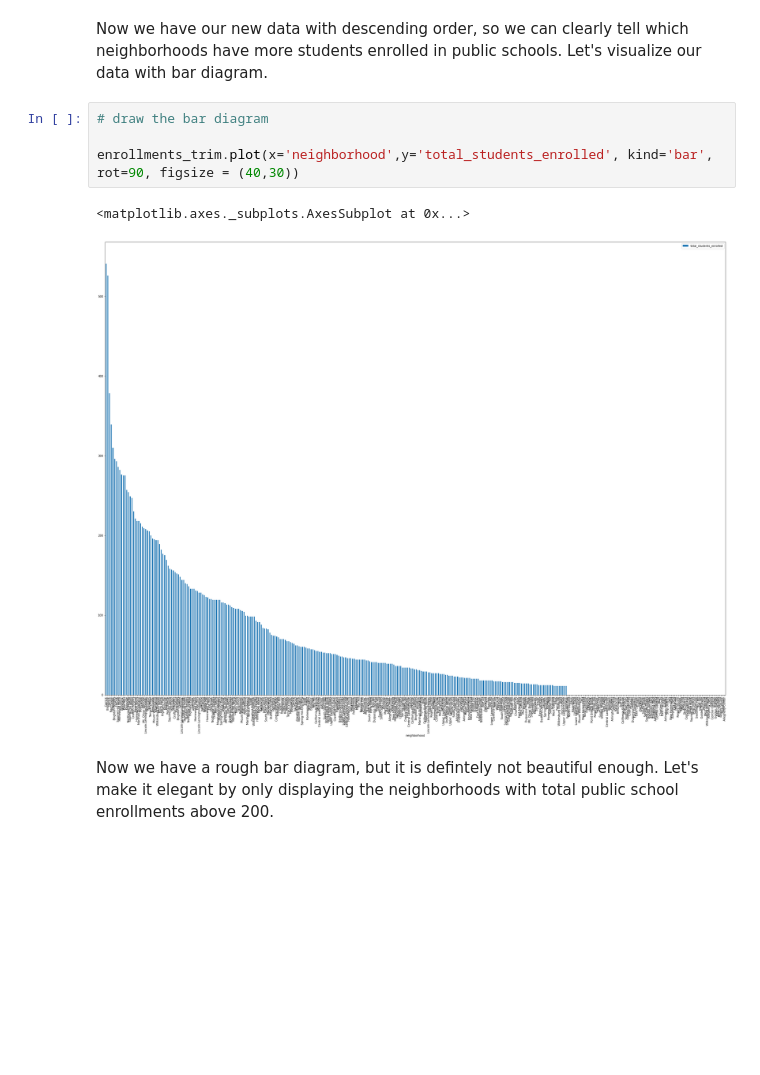
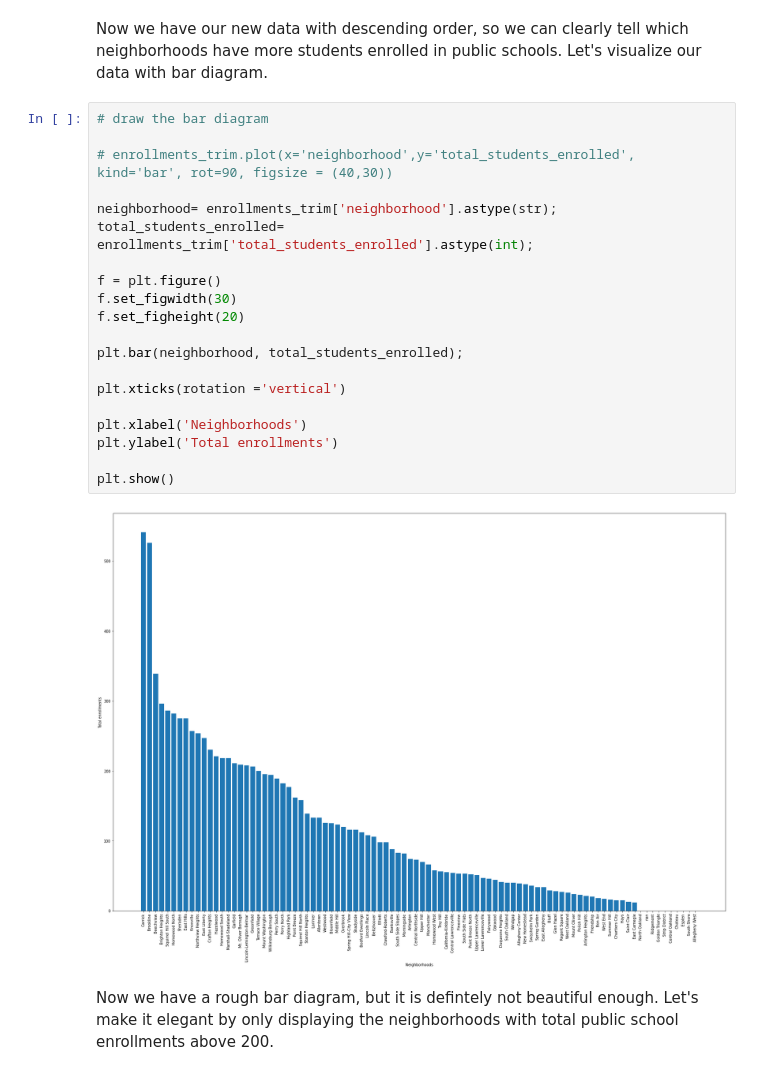
Before and after one commit to FrankFan37/CMPINF-0010-Final-Project-Best-Neighborhood-in-Pittsburgh, a Jupyter notebook: enrollment.ipynb, the cells around one changed output. Cells and saved outputs as stored; diff of their text form; blank space fills up the shorter version.

```diff
--- a/enrollment.ipynb
+++ b/enrollment.ipynb
@@ -91,10 +87,25 @@ Now we have our new data with descending order, so we can clearly tell which nei
 # %%
 # draw the bar diagram
 
-enrollments_trim.plot(x='neighborhood',y='total_students_enrolled', kind='bar', rot=90, figsize = (40,30))
+# enrollments_trim.plot(x='neighborhood',y='total_students_enrolled', kind='bar', rot=90, figsize = (40,30))
+
+neighborhood= enrollments_trim['neighborhood'].astype(str);
+total_students_enrolled= enrollments_trim['total_students_enrolled'].astype(int);
+
+f = plt.figure()
+f.set_figwidth(30)
+f.set_figheight(20)
+
+plt.bar(neighborhood, total_students_enrolled);
+
+plt.xticks(rotation ='vertical')
+
+plt.xlabel('Neighborhoods')
+plt.ylabel('Total enrollments')
+
+plt.show()
 # %% [output]
-<matplotlib.axes._subplots.AxesSubplot at 0x...>
-[figure, old version]
+[figure, new version]
 # %% [markdown]
 Now we have a rough bar diagram, but it is defintely not beautiful enough. Let's make it elegant by only displaying the neighborhoods with total public school enrollments above 200.
 # %%
```
Also changed, not shown: parts of 2 cells of this notebook.
